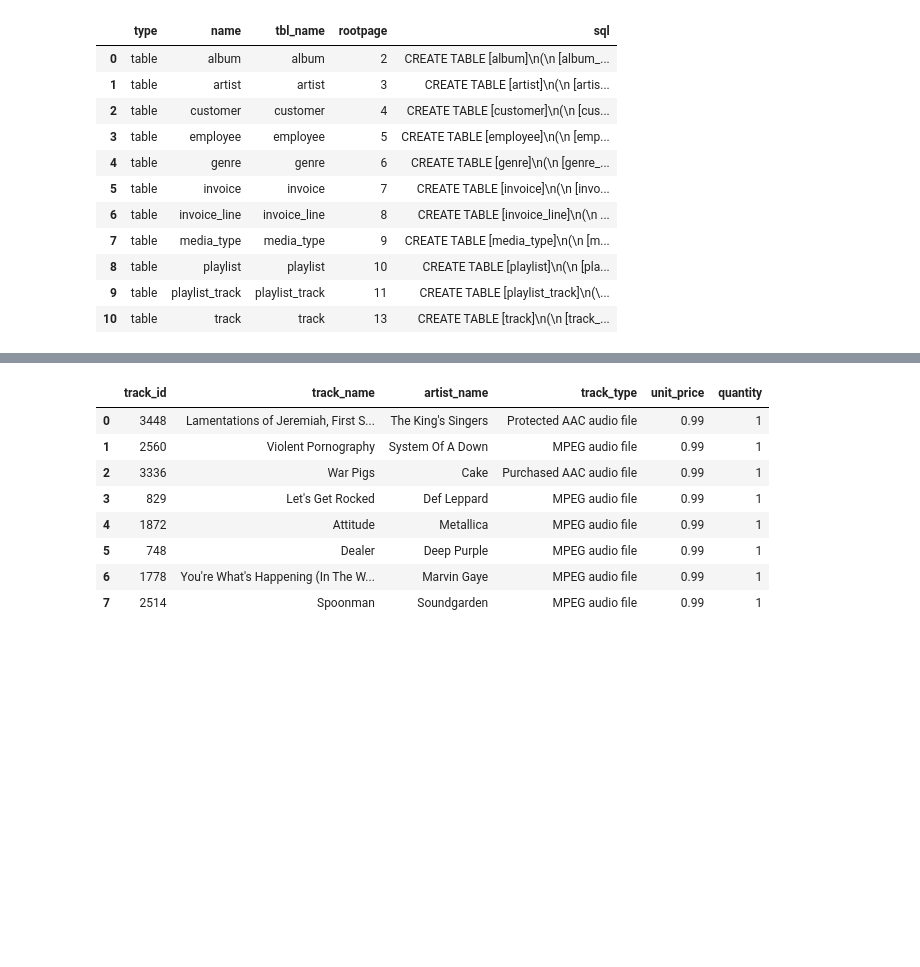
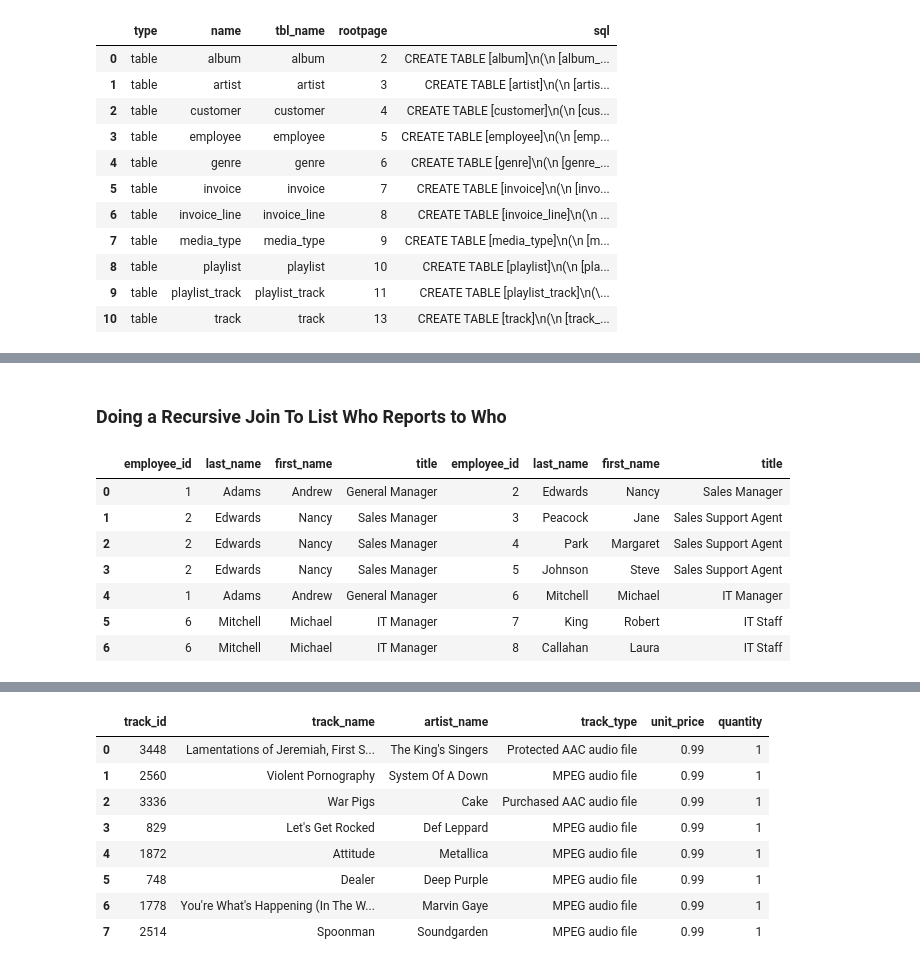
Before and after one commit to FightingInertia/SQL-Intermediate-Joins, a Jupyter notebook: Intermediate Joins in SQL.ipynb, the cells around one changed output, grey strips where cells are left out. Cells and saved outputs as stored; diff of their text form; code cells hidden in the pictures; blank space fills up the shorter version.

```diff
--- a/Intermediate Joins in SQL.ipynb
+++ b/Intermediate Joins in SQL.ipynb
@@ -45,0 +119,22 @@ pd.read_sql_query(query, conn)
+# %% [markdown]
+### Doing a Recursive Join To List Who Reports to Who
+# %%
+pd.read_sql_query("SELECT e1.employee_id,\
+                          e1.last_name,\
+                          e1.first_name,\
+                          e1.title,\
+                          e2.employee_id,\
+                          e2.last_name,\
+                          e2.first_name,\
+                          e2.title\
+                   FROM employee AS e1\
+                   INNER JOIN employee AS e2 ON e2.reports_to = e1.employee_id", conn)
+# %% [output]
+|  | employee_id | last_name | first_name | title | employee_id | last_name | first_name | title |
+| 0 | 1 | Adams | Andrew | General Manager | 2 | Edwards | Nancy | Sales Manager |
+| 1 | 2 | Edwards | Nancy | Sales Manager | 3 | Peacock | Jane | Sales Support Agent |
+| 2 | 2 | Edwards | Nancy | Sales Manager | 4 | Park | Margaret | Sales Support Agent |
+| 3 | 2 | Edwards | Nancy | Sales Manager | 5 | Johnson | Steve | Sales Support Agent |
+| 4 | 1 | Adams | Andrew | General Manager | 6 | Mitchell | Michael | IT Manager |
+| 5 | 6 | Mitchell | Michael | IT Manager | 7 | King | Robert | IT Staff |
+| 6 | 6 | Mitchell | Michael | IT Manager | 8 | Callahan | Laura | IT Staff |
```
Also changed, not shown: parts of 17 cells of this notebook.
